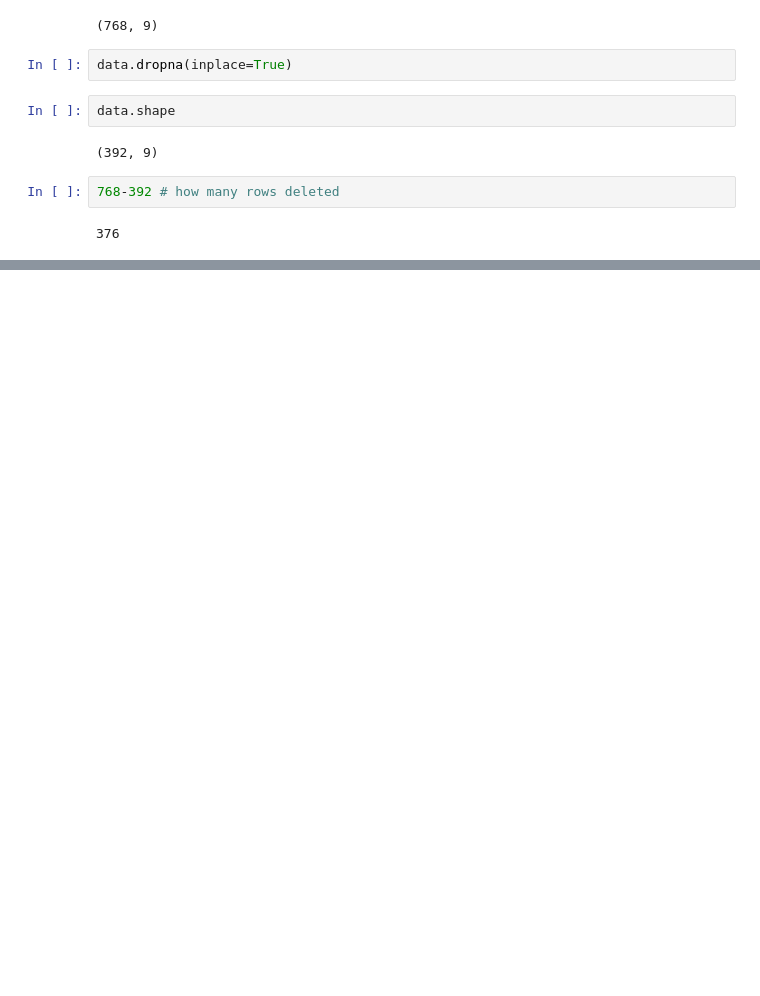
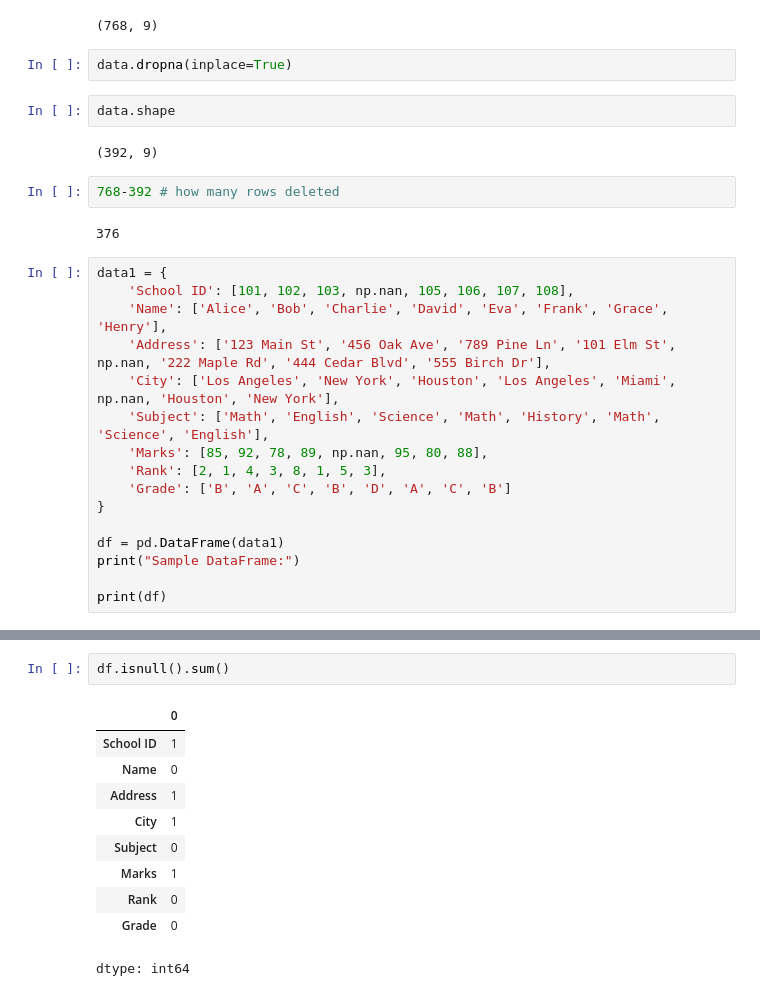
Before and after one commit to Samplergithub769/Data-Science-Intern, a Jupyter notebook: Python_day11.ipynb, the cells around one changed output, grey strips where cells are left out. Drawn from its saved outputs; the diff is of its cells as text; blank space fills up the shorter version.

```diff
--- a/Python_day11.ipynb
+++ b/Python_day11.ipynb
@@ -104,3 +104,19 @@ data.shape
 768-392 # how many rows deleted
 # %% [output]
 376
+# %%
+data1 = {
+    'School ID': [101, 102, 103, np.nan, 105, 106, 107, 108],
+    'Name': ['Alice', 'Bob', 'Charlie', 'David', 'Eva', 'Frank', 'Grace', 'Henry'],
+    'Address': ['123 Main St', '456 Oak Ave', '789 Pine Ln', '101 Elm St', np.nan, '222 Maple Rd', '444 Cedar Blvd', '555 Birch Dr'],
+    'City': ['Los Angeles', 'New York', 'Houston', 'Los Angeles', 'Miami', np.nan, 'Houston', 'New York'],
+    'Subject': ['Math', 'English', 'Science', 'Math', 'History', 'Math', 'Science', 'English'],
+    'Marks': [85, 92, 78, 89, np.nan, 95, 80, 88],
+    'Rank': [2, 1, 4, 3, 8, 1, 5, 3],
+    'Grade': ['B', 'A', 'C', 'B', 'D', 'A', 'C', 'B']
+}
+
+df = pd.DataFrame(data1)
+print("Sample DataFrame:")
+
+print(df)
@@ -106,0 +134,13 @@ data.shape
+# %%
+df.isnull().sum()
+# %% [output]
+|  | 0 |
+| School ID | 1 |
+| Name | 0 |
+| Address | 1 |
+| City | 1 |
+| Subject | 0 |
+| Marks | 1 |
+| Rank | 0 |
+| Grade | 0 |
+dtype: int64
```
Also changed, not shown: parts of 2 cells of this notebook.
